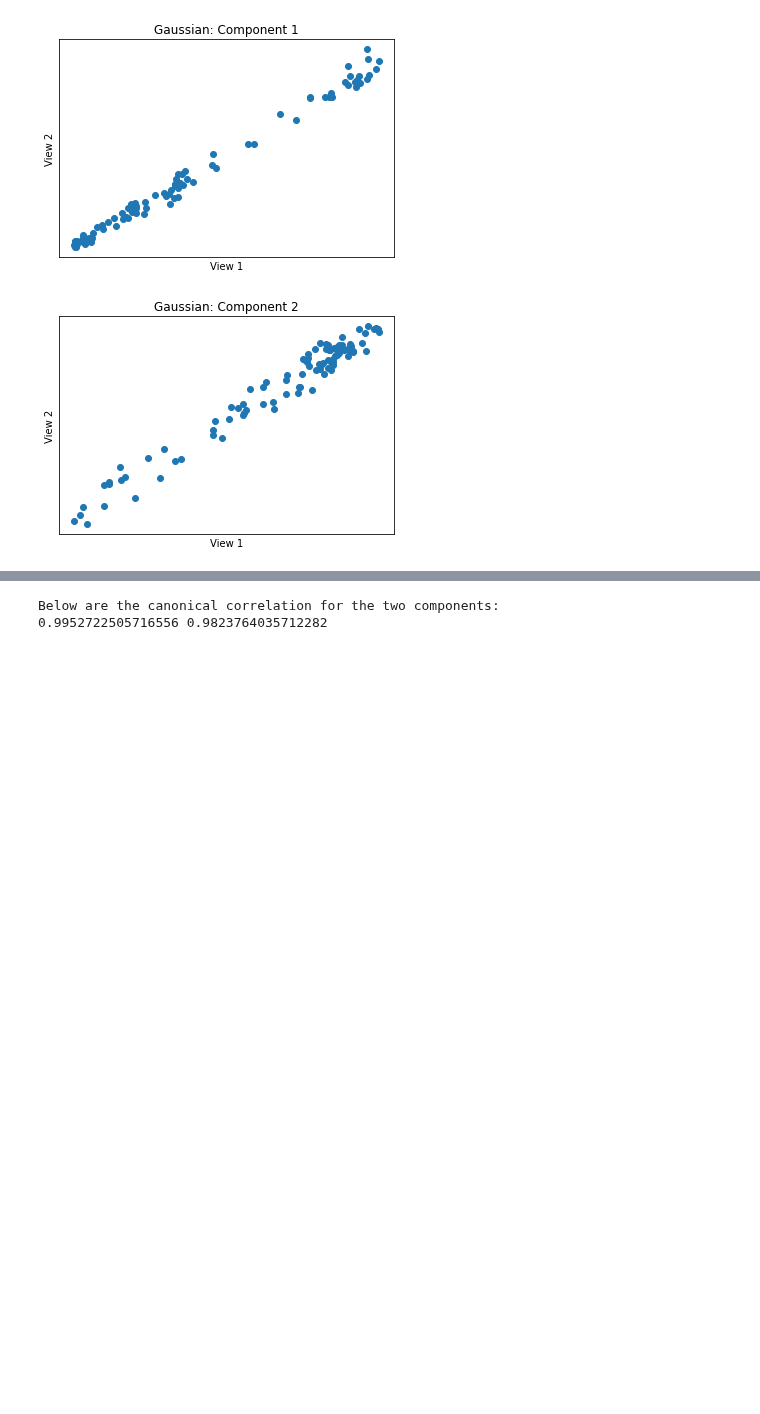
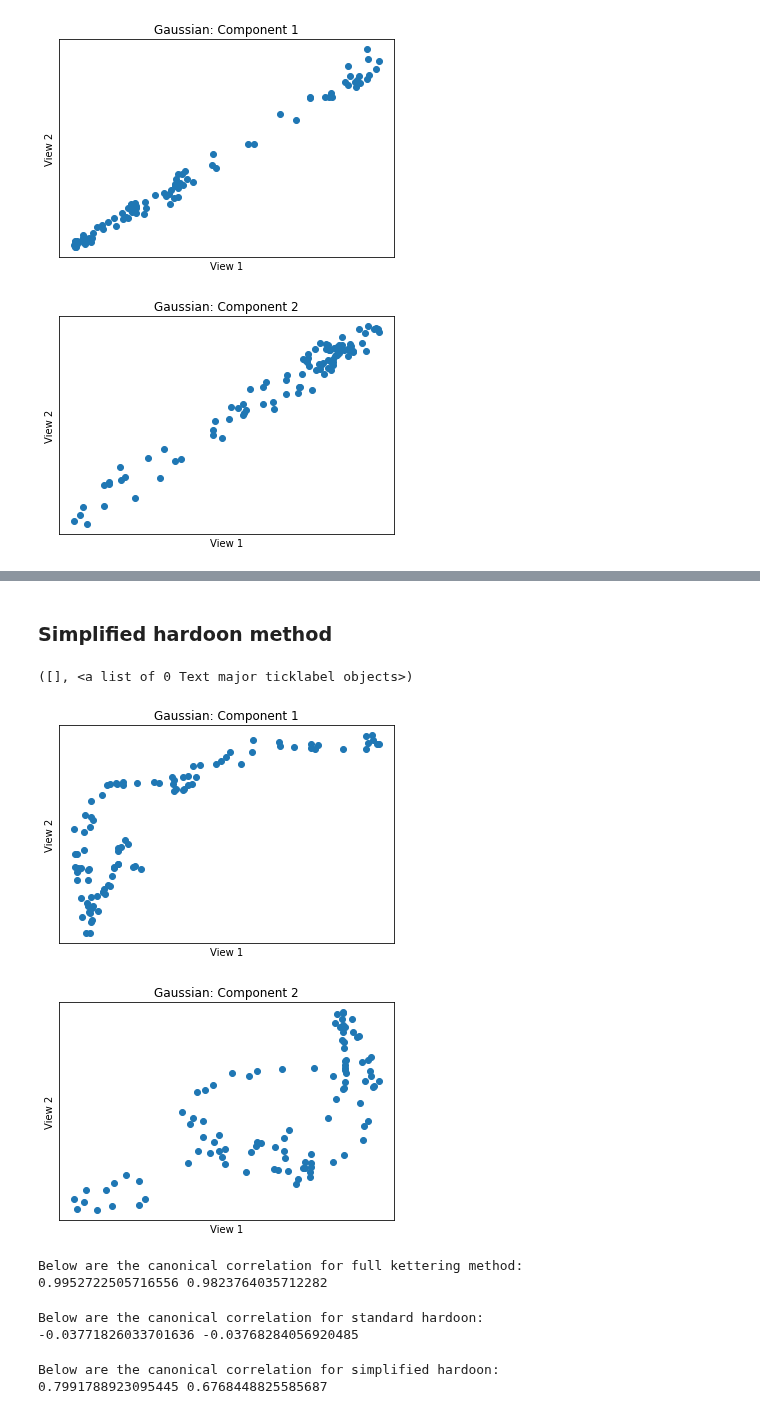
Before and after one commit to mvlearn/mvlearn, a Jupyter notebook: docs/tutorials/embed/kcca_tutorial.ipynb, the cells around one changed output, grey strips where cells are left out. Cells and saved outputs as stored; diff of their text form; code cells hidden in the pictures; blank space fills up the shorter version.

```diff
--- a/docs/tutorials/embed/kcca_tutorial.ipynb
+++ b/docs/tutorials/embed/kcca_tutorial.ipynb
@@ -246,3 +251,8 @@ gausskcca = kcca_g.transform(Xsg)
+# %%
+# Simplified hardoon method
+kcca_g_simp_h = KCCA(ktype ="gaussian", sigma = 3.0, n_components = 2, reg = 0.01, method = 'simplified_hardoon')
+kcca_g_simp_h.fit(Xsg)
+gausskcca_simp_h = kcca_g_simp_h.transform(Xsg)
 # %% [markdown]
 ## Original Data Plotted
 # %%
@@ -288,9 +324,49 @@ plt.yticks([])
+# %% [markdown]
+### Simplified hardoon method
+# %%
+fig = plt.figure()
+plt.scatter(gausskcca_simp_h[0][:,0], gausskcca_simp_h[1][:,0])
+plt.title('Gaussian: Component 1')
+plt.xlabel('View 1')
+plt.ylabel('View 2')
+plt.xticks([])
+plt.yticks([])
+
+fig = plt.figure()
+plt.scatter(gausskcca_simp_h[0][:,1], gausskcca_simp_h[1][:,1])
+plt.title('Gaussian: Component 2')
+plt.xlabel('View 1')
+plt.ylabel('View 2')
+plt.xticks([])
+plt.yticks([])
+# %% [output]
+([], <a list of 0 Text major ticklabel objects>)
+[figure, added]
+[figure, added]
 # %%
 (gr1, _) = stats.pearsonr(gausskcca[0][:,0], gausskcca[1][:,0])
 (gr2, _) = stats.pearsonr(gausskcca[0][:,1], gausskcca[1][:,1])
 
-print("Below are the canonical correlation for the two components:")
+print("Below are the canonical correlation for full kettering method:")
 print(gr1,gr2)
 # %% [output]
-Below are the canonical correlation for the two components:
+Below are the canonical correlation for full kettering method:
 0.9952722505716556 0.9823764035712282
+# %%
+(gr1, _) = stats.pearsonr(gausskcca_std_h[0][:,0], gausskcca_std_h[1][:,0])
+(gr2, _) = stats.pearsonr(gausskcca_std_h[0][:,1], gausskcca_std_h[1][:,1])
+
+print("Below are the canonical correlation for standard hardoon:")
+print(gr1,gr2)
+# %% [output]
+Below are the canonical correlation for standard hardoon:
+-0.03771826033701636 -0.03768284056920485
+# %%
+(gr1, _) = stats.pearsonr(gausskcca_simp_h[0][:,0], gausskcca_simp_h[1][:,0])
+(gr2, _) = stats.pearsonr(gausskcca_simp_h[0][:,1], gausskcca_simp_h[1][:,1])
+
+print("Below are the canonical correlation for simplified hardoon:")
+print(gr1,gr2)
+# %% [output]
+Below are the canonical correlation for simplified hardoon:
+0.7991788923095445 0.6768448825585687
```
Also changed, not shown: parts of 10 cells of this notebook, 1 other file.
